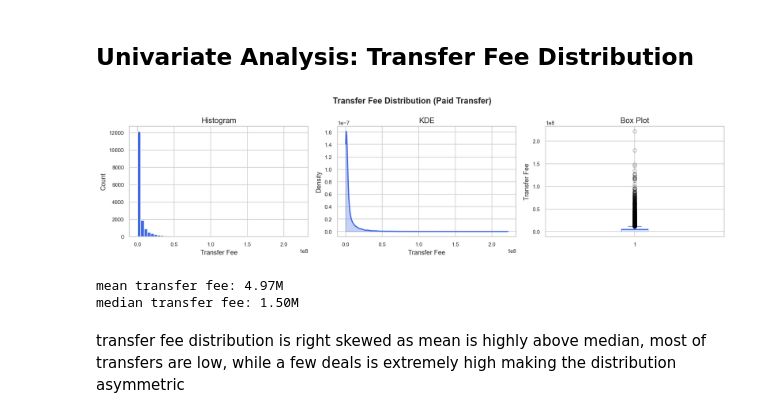
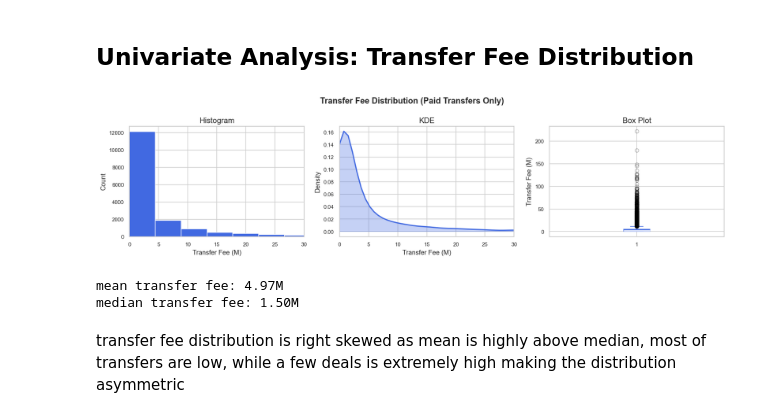
Before and after one commit to kirobaghdad/ScoutRadar, a Jupyter notebook: notebooks/EDA.ipynb, the cells around one changed output. Cells and saved outputs as stored; diff of their text form; code cells hidden in the pictures.

```diff
--- a/notebooks/EDA.ipynb
+++ b/notebooks/EDA.ipynb
@@ -42,44 +42,48 @@ clubs:  (796, 15)
 # %% [markdown]
 ## Univariate Analysis: Transfer Fee Distribution
 # %%
-# filtering free transfers
-fees = transfers[transfers["transfer_fee"] > 0]["transfer_fee"].dropna()
+# filtering free transfers and converting to millions
+fees = transfers[transfers["transfer_fee"] > 0]["transfer_fee"].dropna() / 1_000_000
 
 fig, axes = plt.subplots(1, 3, figsize=(15, 4))
-fig.suptitle("Transfer Fee Distribution (Paid Transfer)", fontsize=14, fontweight="bold")
+fig.suptitle("Transfer Fee Distribution (Paid Transfers Only)", fontsize=14, fontweight="bold")
 
 # histogram
 axes[0].hist(fees, bins=50, color="royalblue", edgecolor="white")
 axes[0].set_title("Histogram")
-axes[0].set_xlabel("Transfer Fee")
+axes[0].set_xlabel("Transfer Fee (M)")
 axes[0].set_ylabel("Count")
+axes[0].set_xlim(0, 30)
+
 
 # kde
 kde = stats.gaussian_kde(fees)
 x_range = np.linspace(fees.min(), fees.max(), 300)
 axes[1].plot(x_range, kde(x_range), color="royalblue", linewidth=2)
 axes[1].fill_between(x_range, kde(x_range), alpha=0.3, color="royalblue")
 axes[1].set_title("KDE")
-axes[1].set_xlabel("Transfer Fee")
+axes[1].set_xlabel("Transfer Fee (M)")
 axes[1].set_ylabel("Density")
+axes[1].set_xlim(0, 30)
+
 
 # box plot
 axes[2].boxplot(fees, patch_artist=True,
                 boxprops=dict(facecolor="royalblue", color="royalblue"),
                 medianprops=dict(color="white", linewidth=2),
                 whiskerprops=dict(color="royalblue"),
                 capprops=dict(color="royalblue"),
                 flierprops=dict(marker="o", color="royalblue", alpha=0.3))
 axes[2].set_title("Box Plot")
-axes[2].set_ylabel("Transfer Fee")
+axes[2].set_ylabel("Transfer Fee (M)")
 
 plt.tight_layout()
 plt.show()
 
-print(f"mean transfer fee: {fees.mean() / 1_000_000:.2f}M")
-print(f"median transfer fee: {fees.median() / 1_000_000:.2f}M")
+print(f"mean transfer fee: {fees.mean():.2f}M")
+print(f"median transfer fee: {fees.median():.2f}M")
 # %% [output]
-[figure, old version]
+[figure, new version]
 mean transfer fee: 4.97M
 median transfer fee: 1.50M
 # %% [markdown]
```
Also changed, not shown: parts of 1 cell of this notebook, 3 other files.
